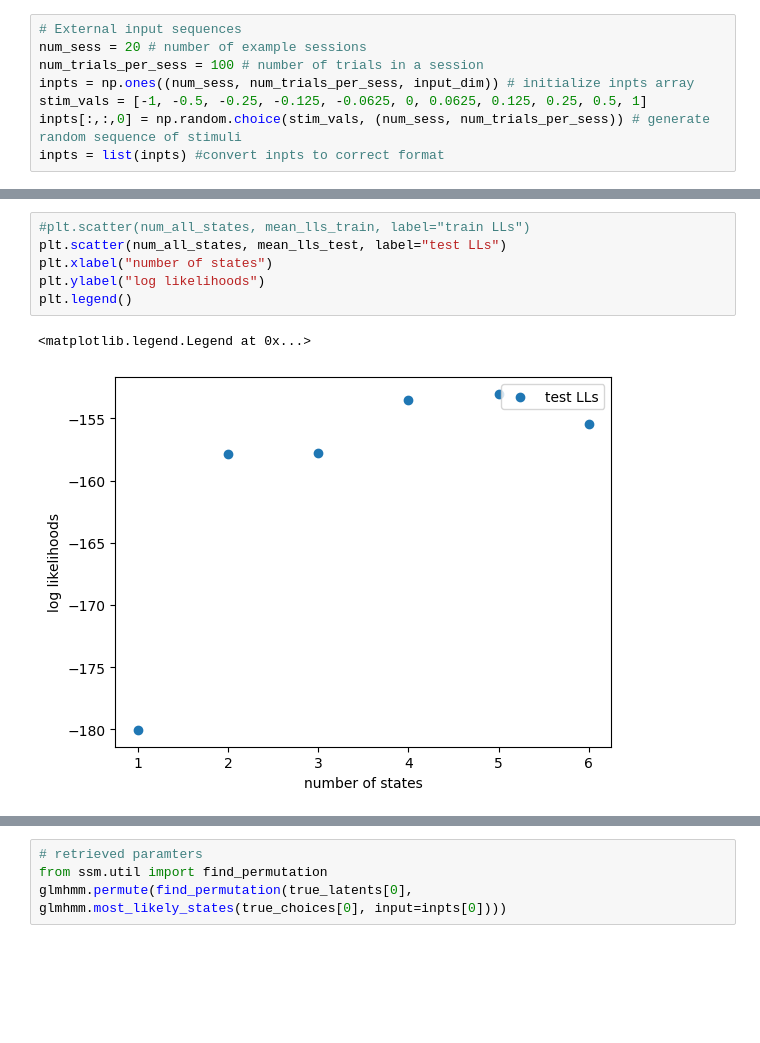
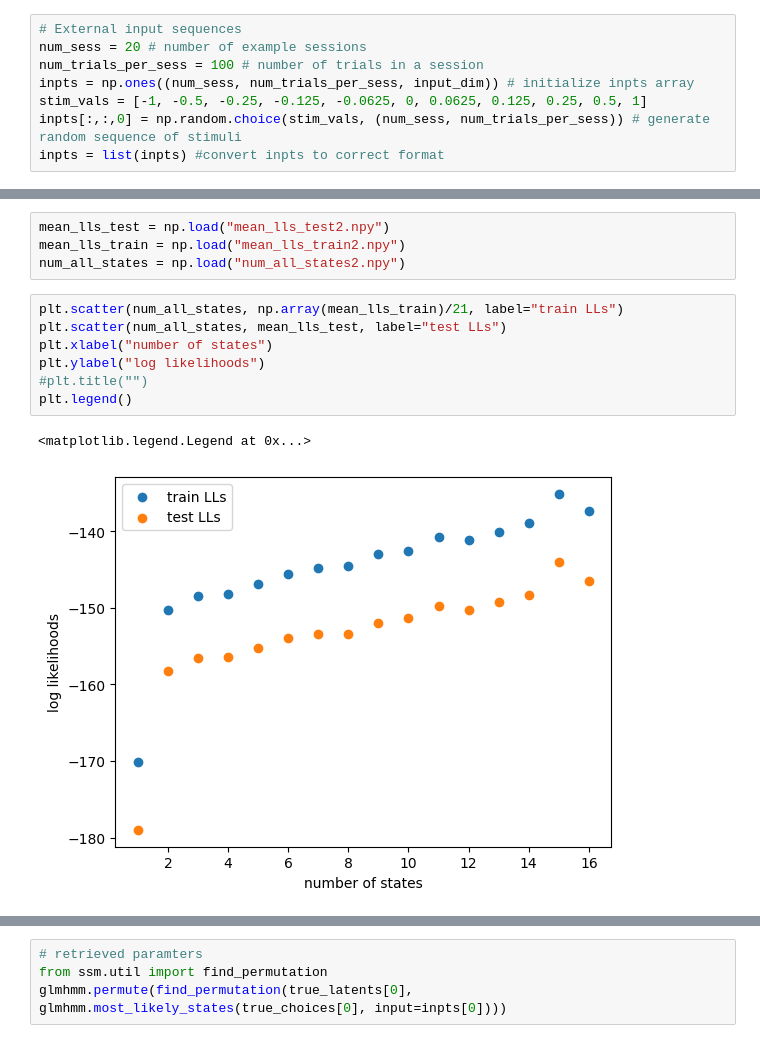
Before and after one commit to TimonKunze/ibl_tai, a Jupyter notebook: Explorations Timon.ipynb, the cells around one changed output, grey strips where cells are left out. Saved outputs shown, nothing was run; the diff lists cells and outputs as text; blank space fills up the shorter version.

```diff
--- a/Explorations Timon.ipynb
+++ b/Explorations Timon.ipynb
@@ -302,10 +226,15 @@ KeyboardInterrupt:
+# %%
+mean_lls_test = np.load("mean_lls_test2.npy")
+mean_lls_train = np.load("mean_lls_train2.npy")
+num_all_states = np.load("num_all_states2.npy")
 # %%
-#plt.scatter(num_all_states, mean_lls_train, label="train LLs")
+plt.scatter(num_all_states, np.array(mean_lls_train)/21, label="train LLs")
 plt.scatter(num_all_states, mean_lls_test, label="test LLs")
 plt.xlabel("number of states")
 plt.ylabel("log likelihoods")
+#plt.title("")
 plt.legend()
 # %% [output]
 <matplotlib.legend.Legend at 0x...>
-[figure, old version]
+[figure, new version]
 # %%
```
Also changed, not shown: parts of 12 cells of this notebook.
